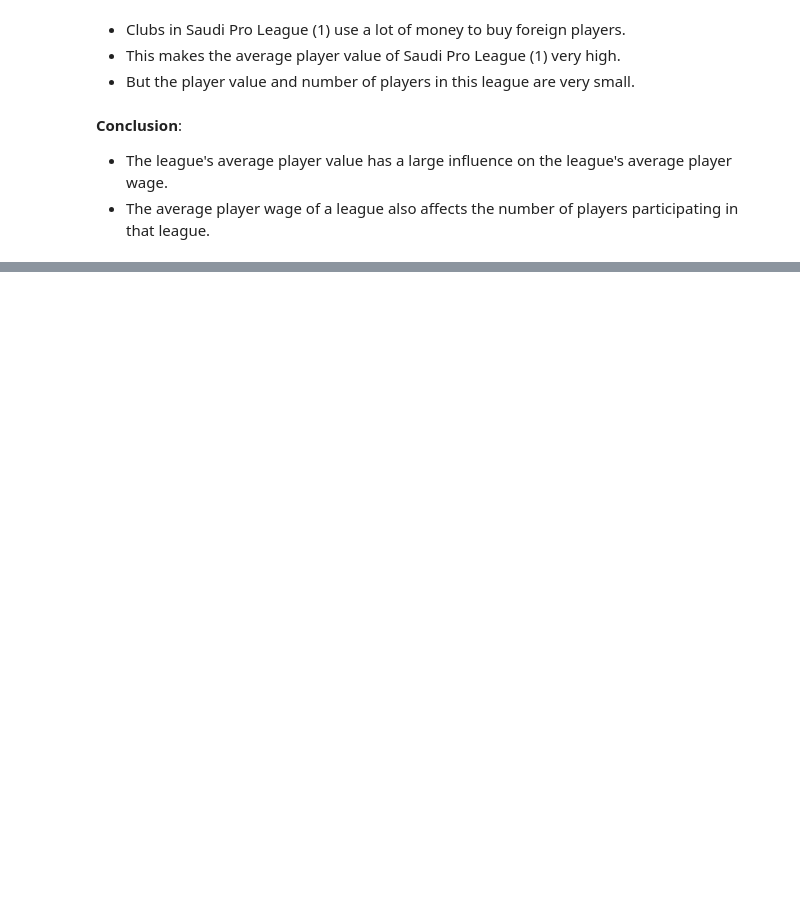
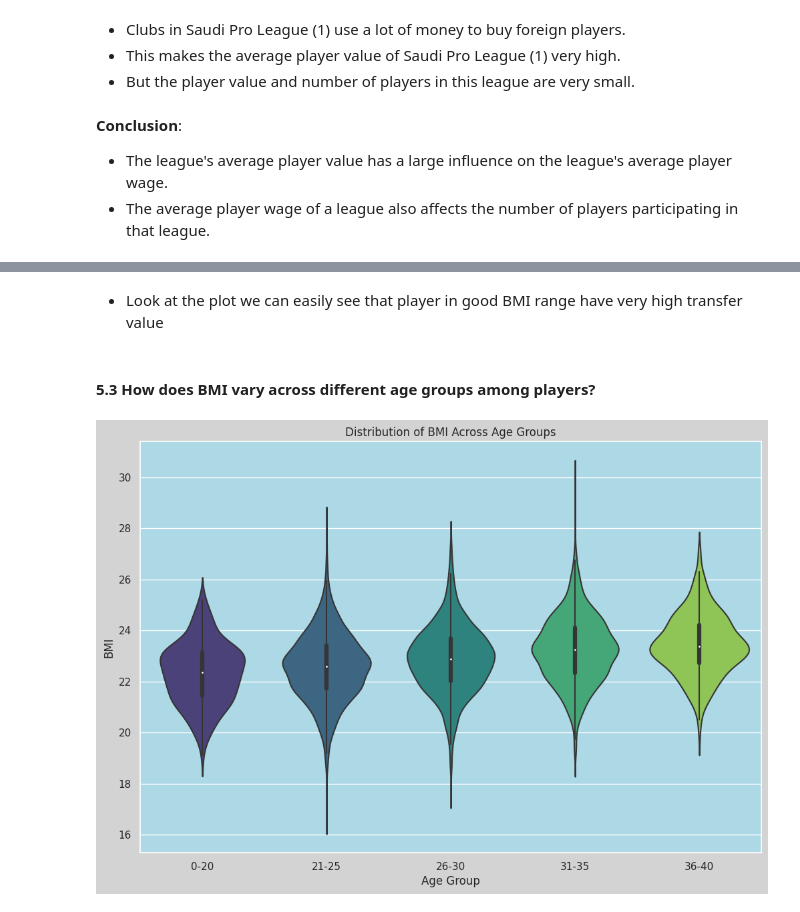
Before and after one commit to TranPhanPhucAn/Final_project_NMKHDL, a Jupyter notebook: Making_Questions.ipynb, the cells around one changed output, grey strips where cells are left out. Saved outputs shown, nothing was run; the diff lists cells and outputs as text; code cells hidden in the pictures; blank space fills up the shorter version.

```diff
--- a/Making_Questions.ipynb
+++ b/Making_Questions.ipynb
@@ -583,0 +687,16 @@ plt.show()
+# %% [markdown]
+- Look at the plot we can easily see that player in good BMI range have very high transfer value
+# %% [markdown]
+#### 5.3 How does BMI vary across different age groups among players?
+# %%
+age_bins = [0, 20, 25, 30, 35, 40]
+age_labels = ['0-20', '21-25', '26-30', '31-35', '36-40']
+
+plt.figure(figsize=(12, 8))
+sns.violinplot(x=pd.cut(cleaned_df['Age'], bins=age_bins, labels=age_labels, right=False), y=cleaned_df['Weight'] / ((cleaned_df['Height'] / 100) ** 2), data=cleaned_df, palette='viridis')
+plt.title('Distribution of BMI Across Age Groups')
+plt.xlabel('Age Group')
+plt.ylabel('BMI')
+plt.show()
+# %% [output]
+[figure, added]
```
Also changed, not shown: parts of 26 cells of this notebook.
